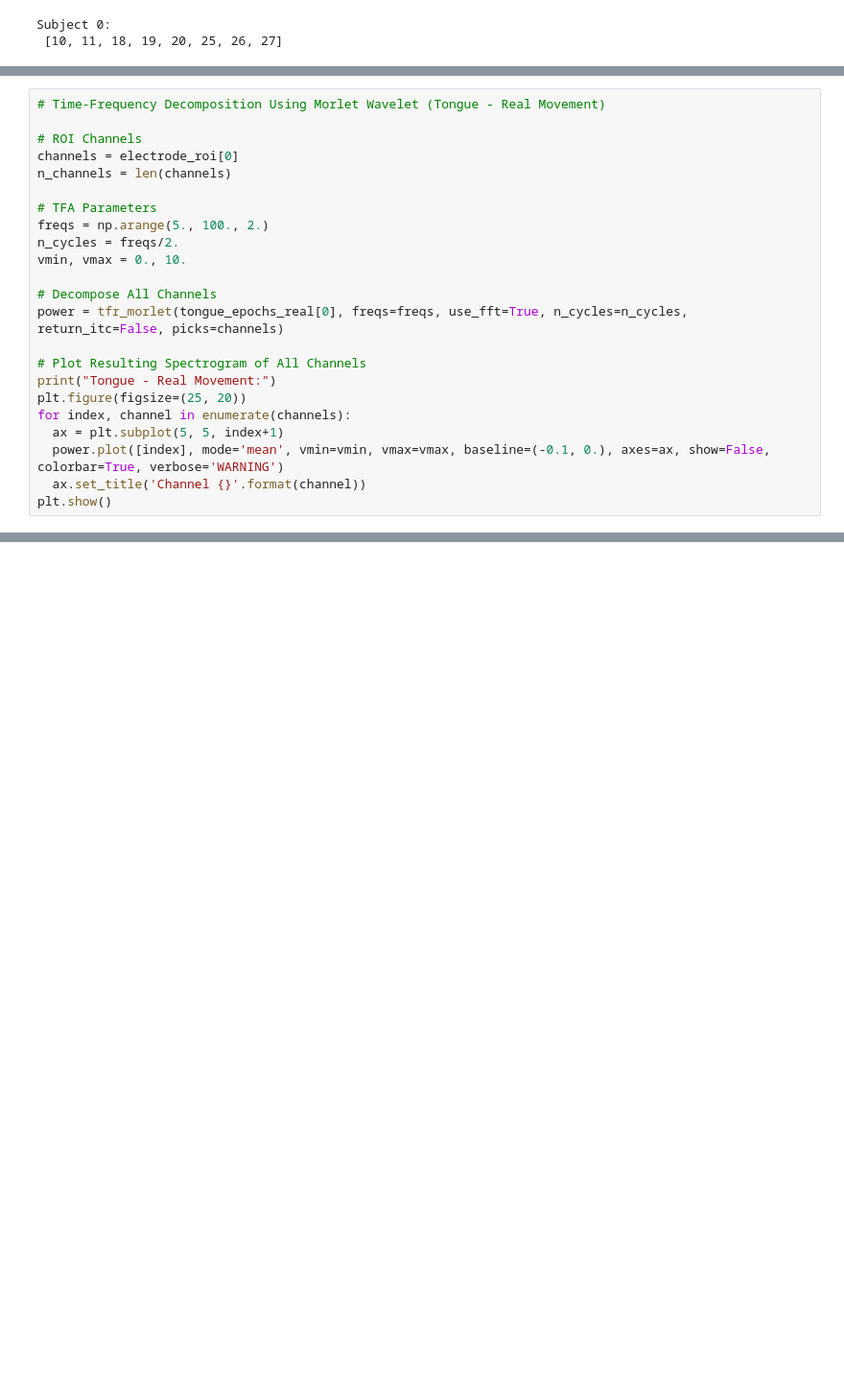
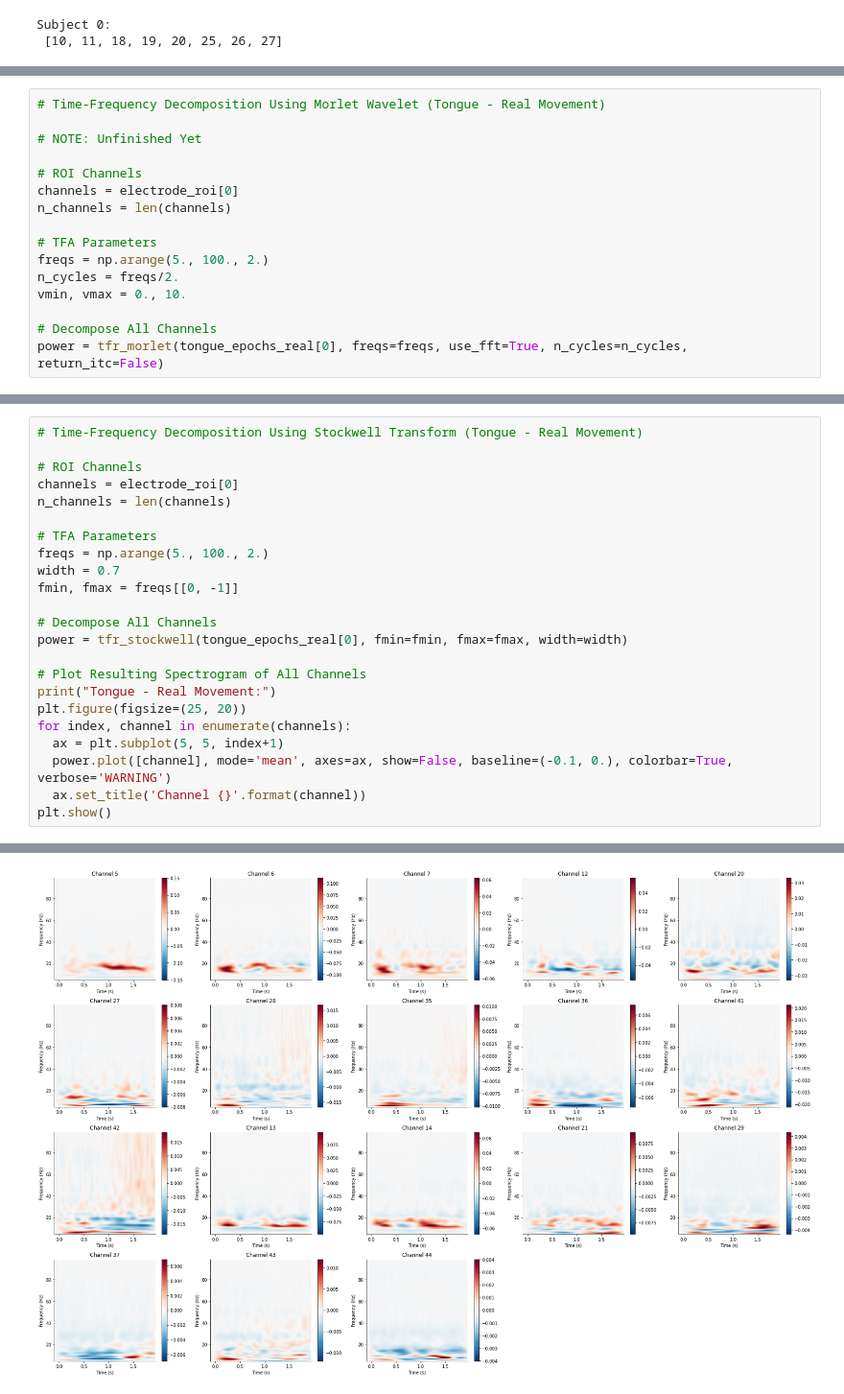
Before and after one commit to Xianhui-He/Raclette-Group-2-ECoG-Motor-Imagery, a Jupyter notebook: Motor_Imagery_Dataset_Data_Wrangling_Preprocessing_Hanif.ipynb, the cells around one changed output, grey strips where cells are left out. Shown at 96% size. Drawn from its saved outputs; the diff is of its cells as text; blank space fills up the shorter version.

```diff
--- a/Motor_Imagery_Dataset_Data_Wrangling_Preprocessing_Hanif.ipynb
+++ b/Motor_Imagery_Dataset_Data_Wrangling_Preprocessing_Hanif.ipynb
@@ -312,5 +210,7 @@ Hand - Imagery Movement:
 # %%
 # Time-Frequency Decomposition Using Morlet Wavelet (Tongue - Real Movement)
+
+# NOTE: Unfinished Yet
 
 # ROI Channels
 channels = electrode_roi[0]
@@ -322,14 +222,5 @@ n_cycles = freqs/2.
 vmin, vmax = 0., 10.
 
 # Decompose All Channels
-power = tfr_morlet(tongue_epochs_real[0], freqs=freqs, use_fft=True, n_cycles=n_cycles, return_itc=False, picks=channels)
-
-# Plot Resulting Spectrogram of All Channels
-print("Tongue - Real Movement:")
-plt.figure(figsize=(25, 20))
-for index, channel in enumerate(channels):
-  ax = plt.subplot(5, 5, index+1)
-  power.plot([index], mode='mean', vmin=vmin, vmax=vmax, baseline=(-0.1, 0.), axes=ax, show=False, colorbar=True, verbose='WARNING')
-  ax.set_title('Channel {}'.format(channel))
-plt.show()
+power = tfr_morlet(tongue_epochs_real[0], freqs=freqs, use_fft=True, n_cycles=n_cycles, return_itc=False)
 # %% [output]
@@ -419,0 +339,24 @@ power.data.shape
+# %%
+# Time-Frequency Decomposition Using Stockwell Transform (Tongue - Real Movement)
+
+# ROI Channels
+channels = electrode_roi[0]
+n_channels = len(channels)
+
+# TFA Parameters
+freqs = np.arange(5., 100., 2.)
+width = 0.7
+fmin, fmax = freqs[[0, -1]]
+
+# Decompose All Channels
+power = tfr_stockwell(tongue_epochs_real[0], fmin=fmin, fmax=fmax, width=width)
+
+# Plot Resulting Spectrogram of All Channels
+print("Tongue - Real Movement:")
+plt.figure(figsize=(25, 20))
+for index, channel in enumerate(channels):
+  ax = plt.subplot(5, 5, index+1)
+  power.plot([channel], mode='mean', axes=ax, show=False, baseline=(-0.1, 0.), colorbar=True, verbose='WARNING')
+  ax.set_title('Channel {}'.format(channel))
+plt.show()
+# %% [output]
@@ -419,0 +364 @@ power.data.shape
+[figure, added]
```
Also changed, not shown: parts of 27 cells of this notebook.
